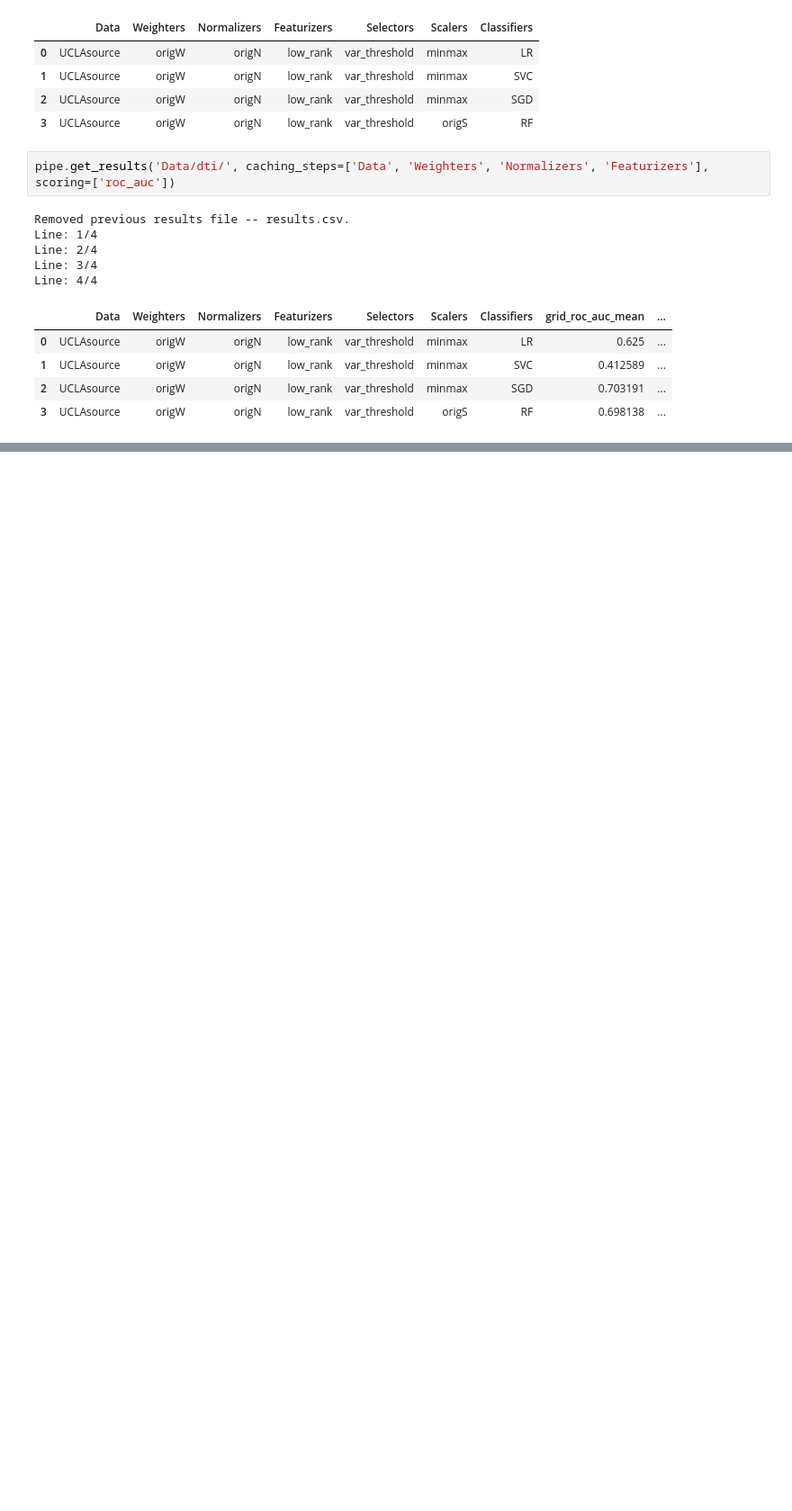
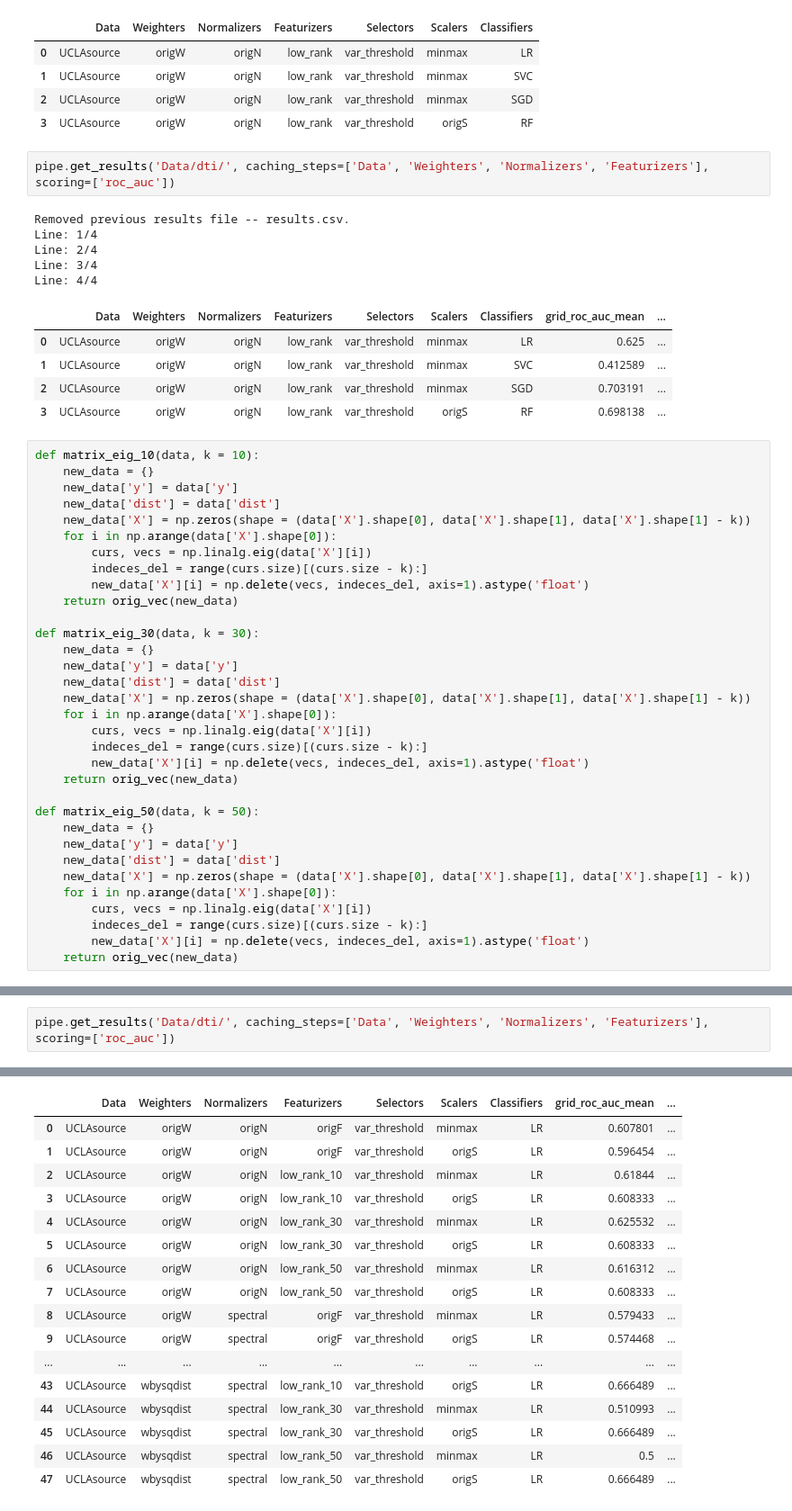
Before and after one commit to Tismoney/PRNI2016, a Jupyter notebook: LowRankAlgoritm.ipynb, the cells around one changed output, grey strips where cells are left out. Shown at 90% size. Saved outputs shown, nothing was run; the diff lists cells and outputs as text; blank space fills up the shorter version.

```diff
--- a/LowRankAlgoritm.ipynb
+++ b/LowRankAlgoritm.ipynb
@@ -341,3 +341,36 @@ Line: 4/4
 | 1 | UCLAsource | origW | origN | low_rank | var_threshold | minmax | SVC | 0.412589 | ... |
 | 2 | UCLAsource | origW | origN | low_rank | var_threshold | minmax | SGD | 0.703191 | ... |
 | 3 | UCLAsource | origW | origN | low_rank | var_threshold | origS | RF | 0.698138 | ... |
+# %%
+def matrix_eig_10(data, k = 10):
+    new_data = {}
+    new_data['y'] = data['y']
+    new_data['dist'] = data['dist']
+    new_data['X'] = np.zeros(shape = (data['X'].shape[0], data['X'].shape[1], data['X'].shape[1] - k))
+    for i in np.arange(data['X'].shape[0]):
+        curs, vecs = np.linalg.eig(data['X'][i])
+        indeces_del = range(curs.size)[(curs.size - k):]
+        new_data['X'][i] = np.delete(vecs, indeces_del, axis=1).astype('float')
+    return orig_vec(new_data)
+
+def matrix_eig_30(data, k = 30):
+    new_data = {}
+    new_data['y'] = data['y']
+    new_data['dist'] = data['dist']
+    new_data['X'] = np.zeros(shape = (data['X'].shape[0], data['X'].shape[1], data['X'].shape[1] - k))
+    for i in np.arange(data['X'].shape[0]):
+        curs, vecs = np.linalg.eig(data['X'][i])
+        indeces_del = range(curs.size)[(curs.size - k):]
+        new_data['X'][i] = np.delete(vecs, indeces_del, axis=1).astype('float')
+    return orig_vec(new_data)
+
+def matrix_eig_50(data, k = 50):
+    new_data = {}
+    new_data['y'] = data['y']
+    new_data['dist'] = data['dist']
+    new_data['X'] = np.zeros(shape = (data['X'].shape[0], data['X'].shape[1], data['X'].shape[1] - k))
+    for i in np.arange(data['X'].shape[0]):
+        curs, vecs = np.linalg.eig(data['X'][i])
+        indeces_del = range(curs.size)[(curs.size - k):]
+        new_data['X'][i] = np.delete(vecs, indeces_del, axis=1).astype('float')
+    return orig_vec(new_data)
@@ -343,0 +502,3 @@ Line: 4/4
+# %%
+pipe.get_results('Data/dti/', caching_steps=['Data', 'Weighters', 'Normalizers', 'Featurizers'], scoring=['roc_auc'])
+# %% [output]
@@ -343,0 +537,17 @@ Line: 4/4
+|  | Data | Weighters | Normalizers | Featurizers | Selectors | Scalers | Classifiers | grid_roc_auc_mean | ... |
+| 0 | UCLAsource | origW | origN | origF | var_threshold | minmax | LR | 0.607801 | ... |
+| 1 | UCLAsource | origW | origN | origF | var_threshold | origS | LR | 0.596454 | ... |
+| 2 | UCLAsource | origW | origN | low_rank_10 | var_threshold | minmax | LR | 0.61844 | ... |
+| 3 | UCLAsource | origW | origN | low_rank_10 | var_threshold | origS | LR | 0.608333 | ... |
+| 4 | UCLAsource | origW | origN | low_rank_30 | var_threshold | minmax | LR | 0.625532 | ... |
+| 5 | UCLAsource | origW | origN | low_rank_30 | var_threshold | origS | LR | 0.608333 | ... |
+| 6 | UCLAsource | origW | origN | low_rank_50 | var_threshold | minmax | LR | 0.616312 | ... |
+| 7 | UCLAsource | origW | origN | low_rank_50 | var_threshold | origS | LR | 0.608333 | ... |
+| 8 | UCLAsource | origW | spectral | origF | var_threshold | minmax | LR | 0.579433 | ... |
+| 9 | UCLAsource | origW | spectral | origF | var_threshold | origS | LR | 0.574468 | ... |
+| ... | ... | ... | ... | ... | ... | ... | ... | ... | ... |
+| 43 | UCLAsource | wbysqdist | spectral | low_rank_10 | var_threshold | origS | LR | 0.666489 | ... |
+| 44 | UCLAsource | wbysqdist | spectral | low_rank_30 | var_threshold | minmax | LR | 0.510993 | ... |
+| 45 | UCLAsource | wbysqdist | spectral | low_rank_30 | var_threshold | origS | LR | 0.666489 | ... |
+| 46 | UCLAsource | wbysqdist | spectral | low_rank_50 | var_threshold | minmax | LR | 0.5 | ... |
+| 47 | UCLAsource | wbysqdist | spectral | low_rank_50 | var_threshold | origS | LR | 0.666489 | ... |
```
Also changed, not shown: parts of 2 cells of this notebook, 2 other files.
